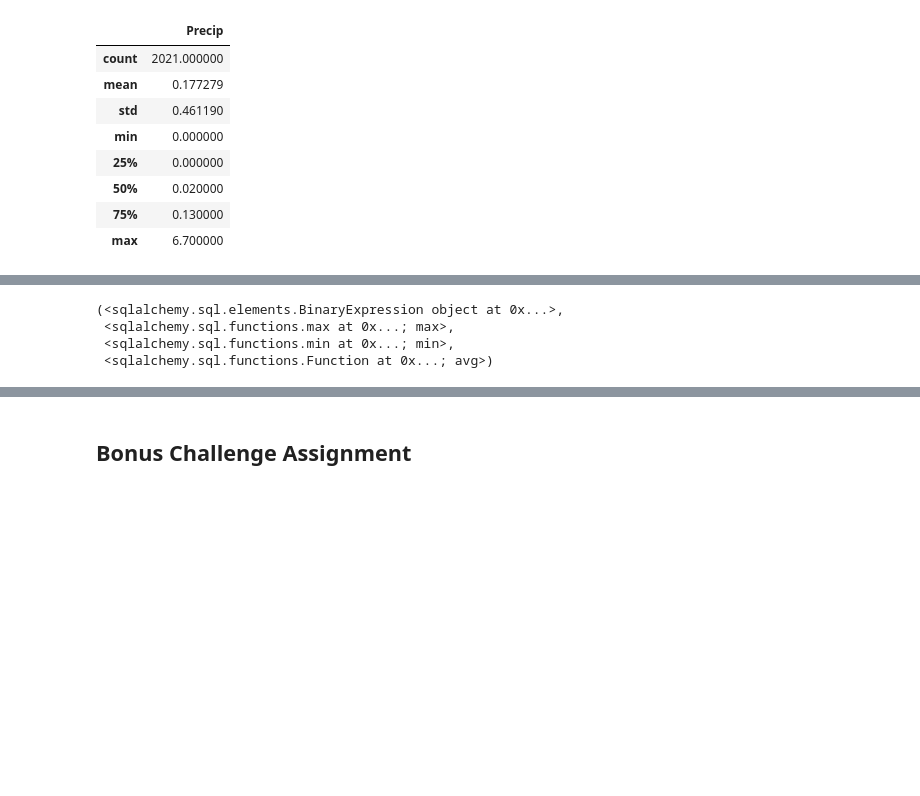
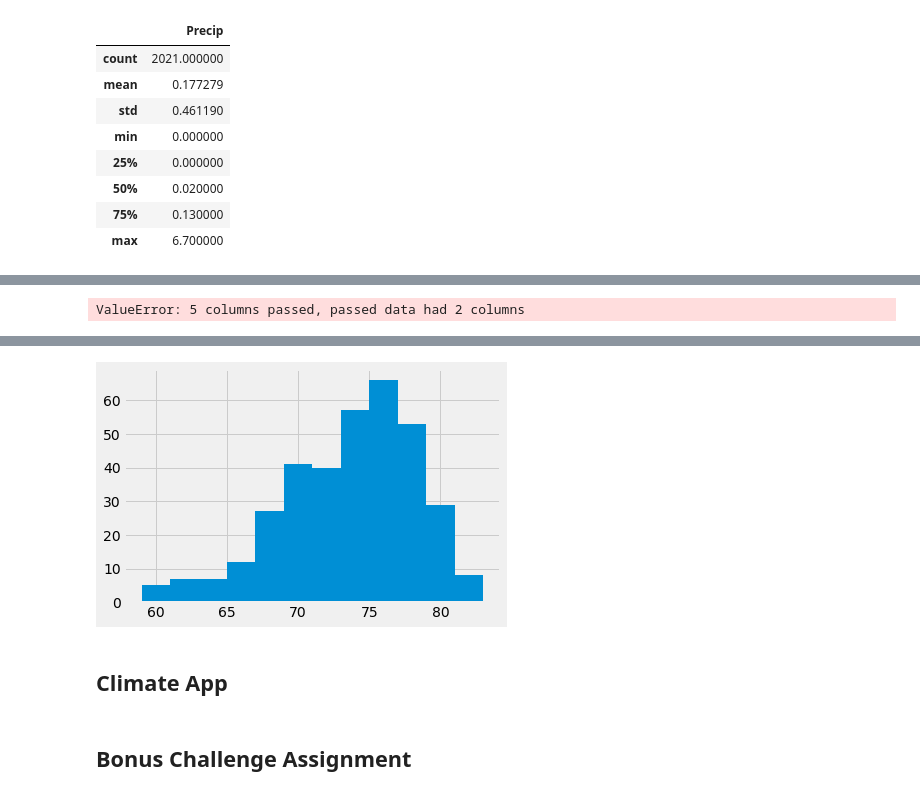
Before and after one commit to rmaher314/HW8_SQLAlchemy_Challenge, a Jupyter notebook: climate_starter.ipynb, the cells around one changed output, grey strips where cells are left out. Saved outputs shown, nothing was run; the diff lists cells and outputs as text; code cells hidden in the pictures; blank space fills up the shorter version.

```diff
--- a/climate_starter.ipynb
+++ b/climate_starter.ipynb
@@ -130,0 +127,3 @@ total_stations
+# %%
+measurement_df = pd.DataFrame(measures, columns=['ID', 'Station', 'Date' , 'Precipitation','Temp' ])
+measurement_df
@@ -131,6 +144,6 @@ total_stations
 # %%
 # What are the most active stations? (i.e. what stations have the most rows)?
 # List the stations and the counts in descending order.
-active_stations = session.query(Measurement.station, func.count(Measurement.station)).group_by(Measurement.station).all()#.order_by(active_stations()).statement
-active_stations # = order_by(Emoji.score.desc()).all()
+stations_activity_df = measurement_df.groupby("Station").count().sort_values("ID", ascending= False).reset_index()
+stations_activity_df
 # %% [output]
@@ -145,0 +160,4 @@ active_stations # = order_by(Emoji.score.desc()).all()
+# %%
+# What are the most active stations? (i.e. what stations have the most rows)?
+most_active_station = stations_activity_df.iloc[0]['Station']
+most_active_station
@@ -145,0 +166,3 @@ active_stations # = order_by(Emoji.score.desc()).all()
+# %%
+most_active_station_df = yearprecip_df[yearprecip_df['Station'] == most_active_station]
+most_active_station_df
@@ -146,24 +183,16 @@ active_stations # = order_by(Emoji.score.desc()).all()
 # %%
 # Using the station id from the previous query, calculate the lowest temperature recorded,
 # highest temperature recorded, and average temperature of the most active station?
-station_obv = (Measurement.station == 'USC00519281',
-       date = dt.datetime(2016, 8, 22)
-yearprecip = session.query(Measurement.date, Measurement.prcp).\
-    filter(Measurement.date > date).\
-    order_by(Measurement.date).all()
-station_obv
+active_station_yr_df = pd.DataFrame(yearprecip2, columns=['ID','Station','Date', 'Precipitation','Temp'])
 # %% [output]
-(<sqlalchemy.sql.elements.BinaryExpression object at 0x...>,
- <sqlalchemy.sql.functions.max at 0x...; max>,
- <sqlalchemy.sql.functions.min at 0x...; min>,
- <sqlalchemy.sql.functions.Function at 0x...; avg>)
+ValueError: 5 columns passed, passed data had 2 columns
 # %%
 # Choose the station with the highest number of temperature observations.
-busy_station = Measurement.station == 'USC00519281
-date_busy = dt.datetime(2016, 8, 22)
-    busy_station = session.query(Measurement.date, Measurement.prcp)
-    filter(Measurement.date > date).\
-print(date_busy)
+#busy_station = Measurement.station == 'USC00519281
+#date_busy = dt.datetime(2016, 8, 22)
+    #busy_station = session.query(Measurement.date, Measurement.prcp)
+    #filter(Measurement.date > date).\
+#print(date_busy)
 # Query the last 12 months of temperature observation data for this station and plot the results as a histogram
-# .hist()
+most_active_station_df['Temp'].hist(bins =12)
 # %% [output]
@@ -171,3 +200,6 @@ SyntaxError: EOL while scanning string literal (<ipython-input-26-1fb8f61c0e5a>,
+[figure, added]
+# %% [markdown]
+## Climate App
 # %% [markdown]
 ## Bonus Challenge Assignment
 # %%
```
Also changed, not shown: parts of 13 cells of this notebook.
